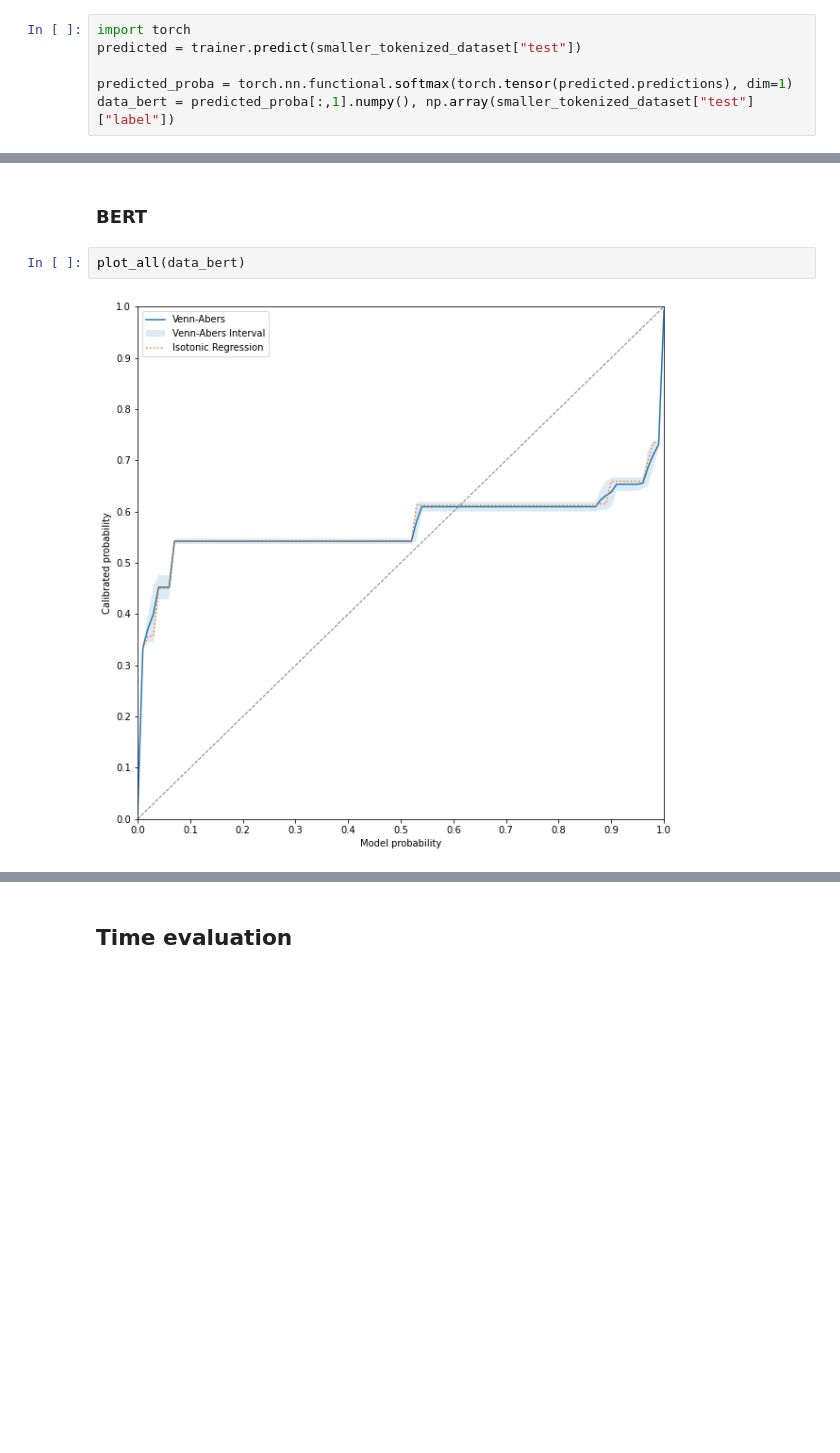
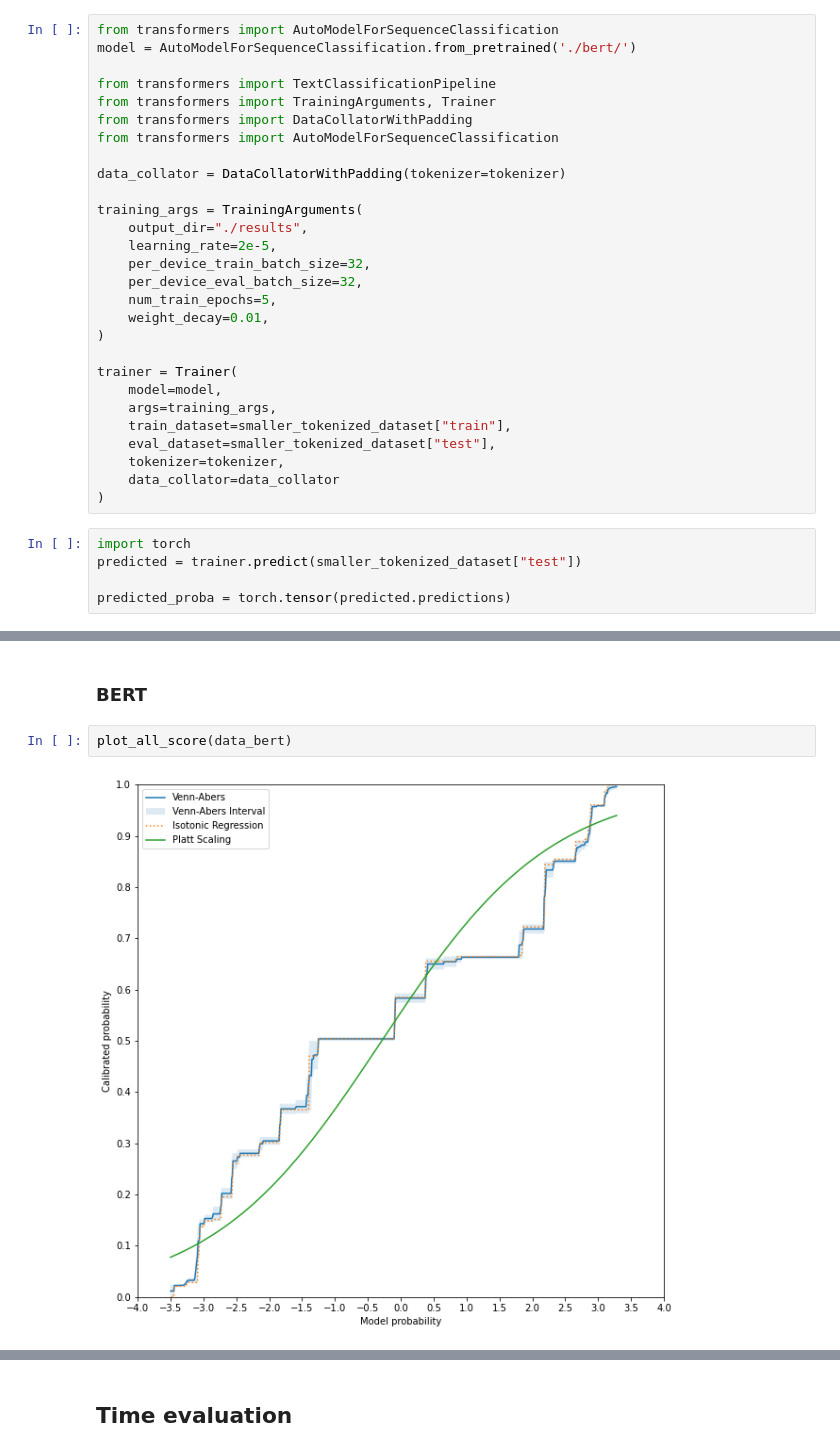
Before and after one commit to PatrikDurdevic/Conformal-Prediction-for-NLP-Sentiment-Classification, a Jupyter notebook: BSc_Thesis.ipynb, the cells around one changed output, grey strips where cells are left out. Drawn from its saved outputs; the diff is of its cells as text; blank space fills up the shorter version.

Commit message:
Kept only BERT -- VennAbers applied to model scores

```diff
--- a/BSc_Thesis.ipynb
+++ b/BSc_Thesis.ipynb
@@ -156,7 +77,34 @@ TrainOutput(global_step=5625, training_loss=0.20260552537706164, metrics={'train
+# %%
+from transformers import AutoModelForSequenceClassification
+model = AutoModelForSequenceClassification.from_pretrained('./bert/')
+
+from transformers import TextClassificationPipeline
+from transformers import TrainingArguments, Trainer
+from transformers import DataCollatorWithPadding
+from transformers import AutoModelForSequenceClassification
+
+data_collator = DataCollatorWithPadding(tokenizer=tokenizer)
+
+training_args = TrainingArguments(
+    output_dir="./results",
+    learning_rate=2e-5,
+    per_device_train_batch_size=32,
+    per_device_eval_batch_size=32,
+    num_train_epochs=5,
+    weight_decay=0.01,
+)
+
+trainer = Trainer(
+    model=model,
+    args=training_args,
+    train_dataset=smaller_tokenized_dataset["train"],
+    eval_dataset=smaller_tokenized_dataset["test"],
+    tokenizer=tokenizer,
+    data_collator=data_collator
+)
 # %%
 import torch
 predicted = trainer.predict(smaller_tokenized_dataset["test"])
 
-predicted_proba = torch.nn.functional.softmax(torch.tensor(predicted.predictions), dim=1)
-data_bert = predicted_proba[:,1].numpy(), np.array(smaller_tokenized_dataset["test"]["label"])
+predicted_proba = torch.tensor(predicted.predictions)
 # %% [output]
@@ -308,6 +178,6 @@ def plot_all(data):
 # %% [markdown]
 ### BERT
 # %%
-plot_all(data_bert)
+plot_all_score(data_bert)
 # %% [output]
-[figure, old version]
+[figure, new version]
```
Also changed, not shown: parts of 33 cells of this notebook, 1 other file.
